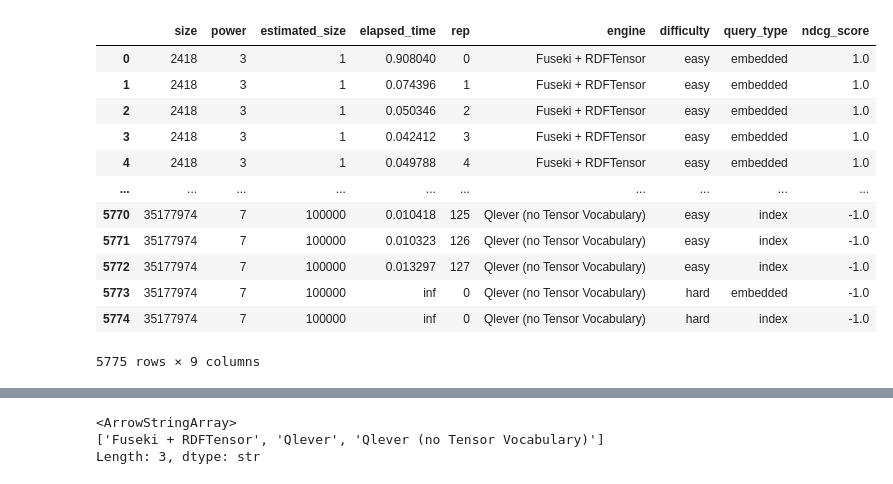
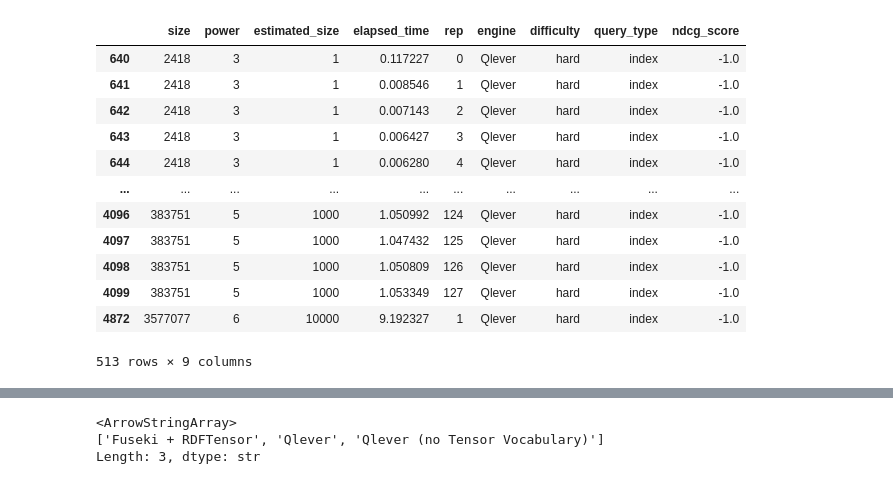
Before and after one commit to Dakantz/Dense-KG-Vector-DB, a Jupyter notebook: benchmarks/eval_timings_bsbm.ipynb, the cells around one changed output, grey strips where cells are left out. Cells and saved outputs as stored; diff of their text form; code cells hidden in the pictures.

```diff
--- a/benchmarks/eval_timings_bsbm.ipynb
+++ b/benchmarks/eval_timings_bsbm.ipynb
@@ -41,18 +38,18 @@ mode = "bsbm"
 timings_df = pd.read_csv(Path("scratch") / "results" / mode / f"{mode}_timings_all.csv")
 stats_df = pd.read_csv(Path("scratch") / "results" / mode / f"{mode}_stats_all.csv")
 # %%
-timings_df
+timings_df[(timings_df["query_type"] == "index") & (timings_df["engine"] == "Qlever") & (timings_df["difficulty"] == "hard")].sort_values("size")
 # %% [output]
 |  | size | power | estimated_size | elapsed_time | rep | engine | difficulty | query_type | ndcg_score |
-| 0 | 2418 | 3 | 1 | 0.908040 | 0 | Fuseki + RDFTensor | easy | embedded | 1.0 |
-| 1 | 2418 | 3 | 1 | 0.074396 | 1 | Fuseki + RDFTensor | easy | embedded | 1.0 |
-| 2 | 2418 | 3 | 1 | 0.050346 | 2 | Fuseki + RDFTensor | easy | embedded | 1.0 |
-| 3 | 2418 | 3 | 1 | 0.042412 | 3 | Fuseki + RDFTensor | easy | embedded | 1.0 |
-| 4 | 2418 | 3 | 1 | 0.049788 | 4 | Fuseki + RDFTensor | easy | embedded | 1.0 |
+| 640 | 2418 | 3 | 1 | 0.117227 | 0 | Qlever | hard | index | -1.0 |
+| 641 | 2418 | 3 | 1 | 0.008546 | 1 | Qlever | hard | index | -1.0 |
+| 642 | 2418 | 3 | 1 | 0.007143 | 2 | Qlever | hard | index | -1.0 |
+| 643 | 2418 | 3 | 1 | 0.006427 | 3 | Qlever | hard | index | -1.0 |
+| 644 | 2418 | 3 | 1 | 0.006280 | 4 | Qlever | hard | index | -1.0 |
 | ... | ... | ... | ... | ... | ... | ... | ... | ... | ... |
-| 5770 | 35177974 | 7 | 100000 | 0.010418 | 125 | Qlever (no Tensor Vocabulary) | easy | index | -1.0 |
-| 5771 | 35177974 | 7 | 100000 | 0.010323 | 126 | Qlever (no Tensor Vocabulary) | easy | index | -1.0 |
-| 5772 | 35177974 | 7 | 100000 | 0.013297 | 127 | Qlever (no Tensor Vocabulary) | easy | index | -1.0 |
-| 5773 | 35177974 | 7 | 100000 | inf | 0 | Qlever (no Tensor Vocabulary) | hard | embedded | -1.0 |
-| 5774 | 35177974 | 7 | 100000 | inf | 0 | Qlever (no Tensor Vocabulary) | hard | index | -1.0 |
+| 4096 | 383751 | 5 | 1000 | 1.050992 | 124 | Qlever | hard | index | -1.0 |
+| 4097 | 383751 | 5 | 1000 | 1.047432 | 125 | Qlever | hard | index | -1.0 |
+| 4098 | 383751 | 5 | 1000 | 1.050809 | 126 | Qlever | hard | index | -1.0 |
+| 4099 | 383751 | 5 | 1000 | 1.053349 | 127 | Qlever | hard | index | -1.0 |
+| 4872 | 3577077 | 6 | 10000 | 9.192327 | 1 | Qlever | hard | index | -1.0 |
-5775 rows × 9 columns
+513 rows × 9 columns
```
Also changed, not shown: parts of 9 cells of this notebook, 6 other files.
